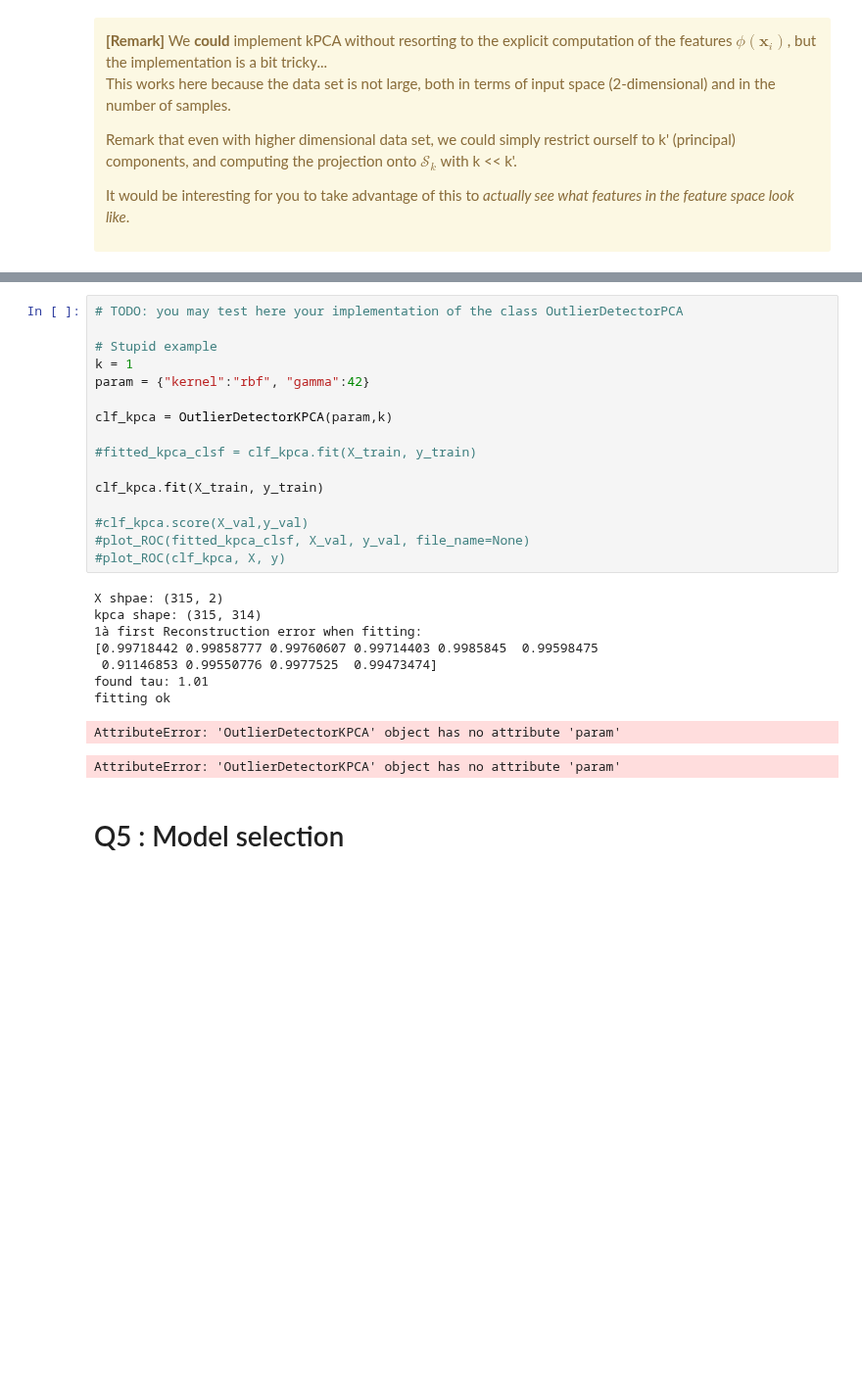
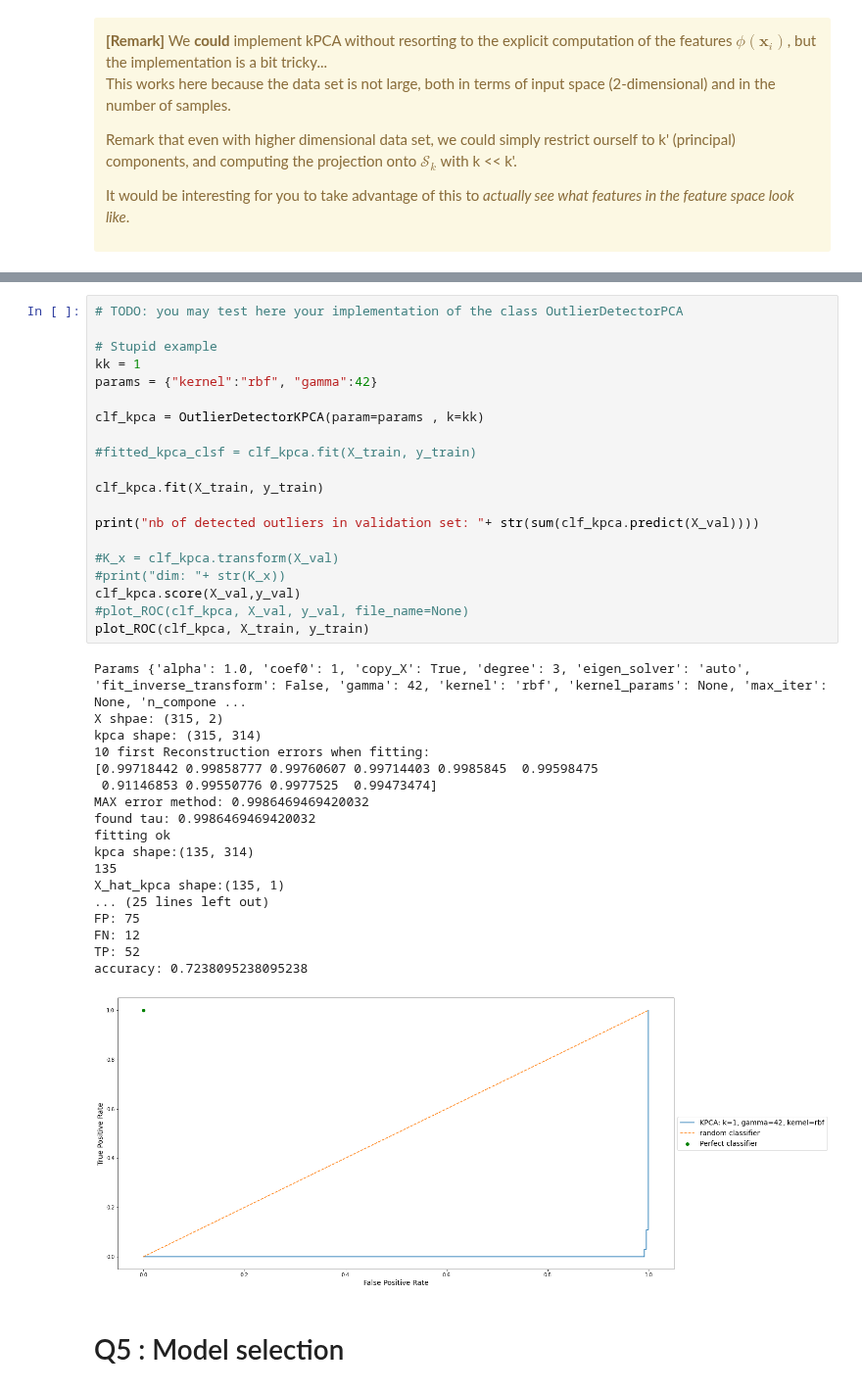
Before and after one commit to SimonLegendrre/LINMA2472_AlgoInDataScienceProjet1, a Jupyter notebook: P2/AdriHW2.ipynb, the cells around one changed output, grey strips where cells are left out. Shown at 98% size. Saved outputs shown, nothing was run; the diff lists cells and outputs as text; blank space fills up the shorter version.

```diff
--- a/P2/AdriHW2.ipynb
+++ b/P2/AdriHW2.ipynb
@@ -631,29 +611,42 @@ class OutlierDetectorKPCA(OutlierDetectorPCA):
 # %%
 # TODO: you may test here your implementation of the class OutlierDetectorPCA
 
 # Stupid example
-k = 1
-param = {"kernel":"rbf", "gamma":42}
+kk = 1
+params = {"kernel":"rbf", "gamma":42}
 
-clf_kpca = OutlierDetectorKPCA(param,k)
+clf_kpca = OutlierDetectorKPCA(param=params , k=kk)
 
 #fitted_kpca_clsf = clf_kpca.fit(X_train, y_train)
 
 clf_kpca.fit(X_train, y_train)
 
-#clf_kpca.score(X_val,y_val)
-#plot_ROC(fitted_kpca_clsf, X_val, y_val, file_name=None)
-#plot_ROC(clf_kpca, X, y)
+print("nb of detected outliers in validation set: "+ str(sum(clf_kpca.predict(X_val))))
+
+#K_x = clf_kpca.transform(X_val)
+#print("dim: "+ str(K_x))
+clf_kpca.score(X_val,y_val)
+#plot_ROC(clf_kpca, X_val, y_val, file_name=None)
+plot_ROC(clf_kpca, X_train, y_train)
 # %% [output]
+Params {'alpha': 1.0, 'coef0': 1, 'copy_X': True, 'degree': 3, 'eigen_solver': 'auto', 'fit_inverse_transform': False, 'gamma': 42, 'kernel': 'rbf', 'kernel_params': None, 'max_iter': None, 'n_compone ...
 X shpae: (315, 2)
 kpca shape: (315, 314)
-1à first Reconstruction error when fitting:
+10 first Reconstruction errors when fitting:
 [0.99718442 0.99858777 0.99760607 0.99714403 0.9985845  0.99598475
  0.91146853 0.99550776 0.9977525  0.99473474]
-found tau: 1.01
+MAX error method: 0.9986469469420032
+found tau: 0.9986469469420032
 fitting ok
+kpca shape:(135, 314)
+135
+X_hat_kpca shape:(135, 1)
+... (25 lines left out)
+FP: 75
+FN: 12
+TP: 52
+accuracy: 0.7238095238095238
-AttributeError: 'OutlierDetectorKPCA' object has no attribute 'param'
-AttributeError: 'OutlierDetectorKPCA' object has no attribute 'param'
+[figure, added]
 # %% [markdown]
 # Q5 : Model selection
 # %% [markdown]
```
Also changed, not shown: parts of 7 cells of this notebook, 1 other file.
